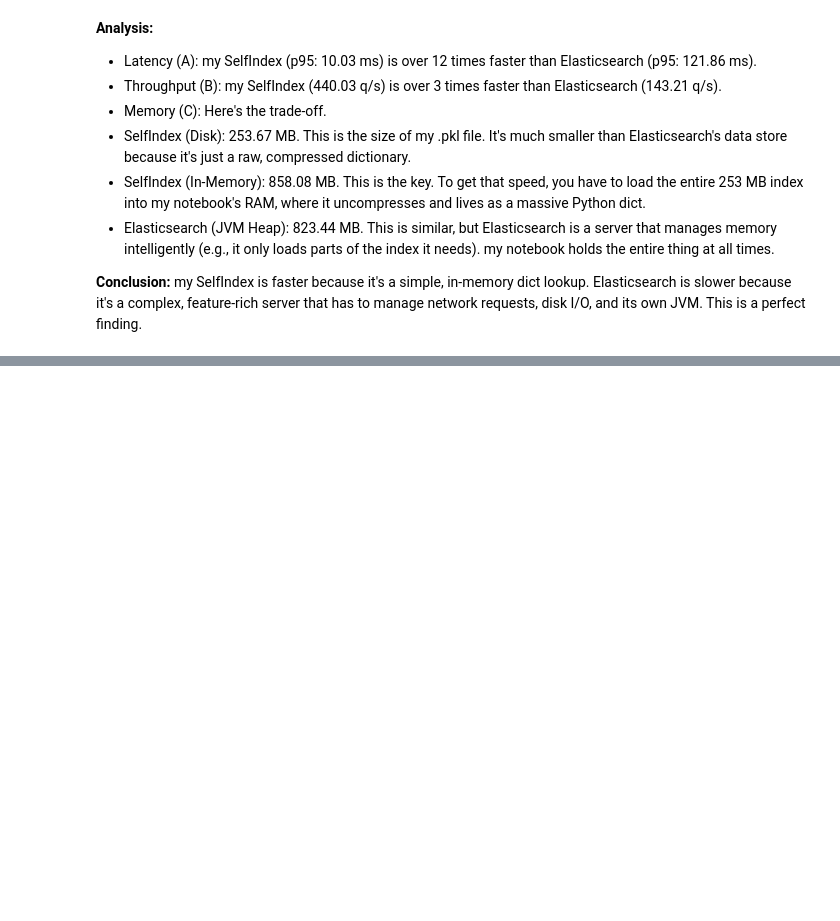
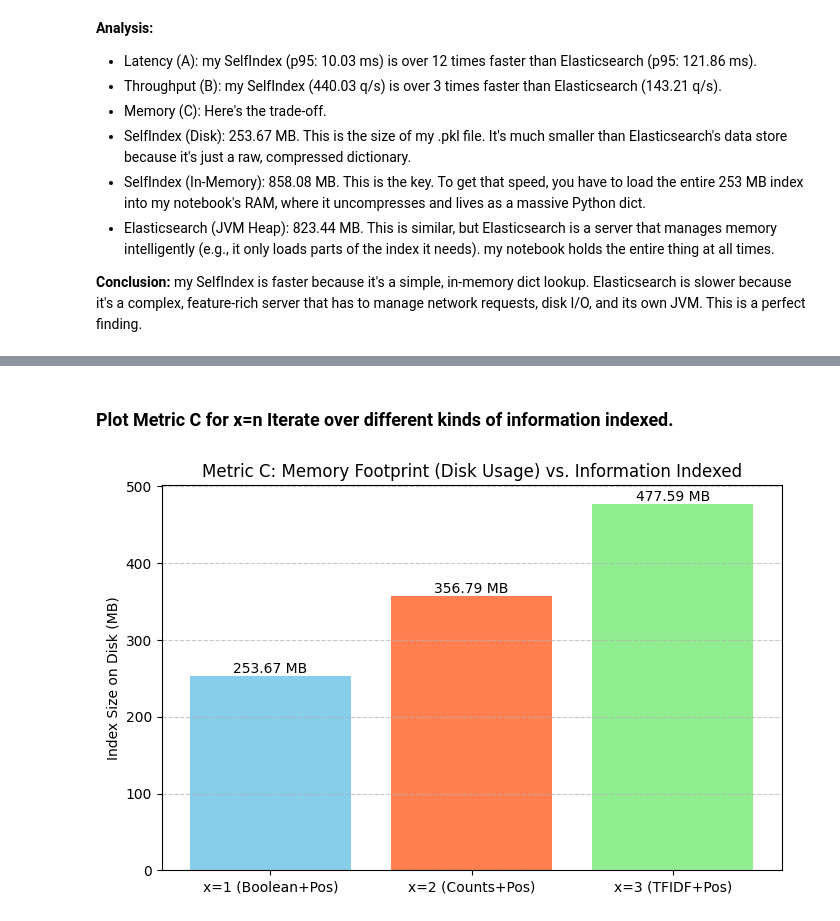
Before and after one commit to SpyBeast07/HomeworkIRE, a Jupyter notebook: indexing_and_retrieval/src/es.ipynb, the cells around one changed output, grey strips where cells are left out. Cells and saved outputs as stored; diff of their text form; code cells hidden in the pictures; blank space fills up the shorter version.

```diff
--- a/indexing_and_retrieval/src/es.ipynb
+++ b/indexing_and_retrieval/src/es.ipynb
@@ -1690,0 +2678,37 @@ Query: '"nonexistenttermxyz123"' -> Skipping (0 relevant docs in gold standard)
+# %% [markdown]
+### Plot Metric C for x=n Iterate over different kinds of information indexed.
+# %%
+import matplotlib.pyplot as plt
+import os
+
+# --- Get File Sizes ---
+index_dir_x1 = "./my_index_storage" # Path for SelfIndex (x=1)
+index_dir_x2 = "./my_index_storage_ranked" # Path for SelfIndexRanked (x=2)
+index_dir_x3 = "./my_index_storage_tfidf" # Path for SelfIndexTFIDF (x=3)
+
+index_file_x1 = os.path.join(index_dir_x1, "selfindex-v1-0-full.pkl")
+index_file_x2 = os.path.join(index_dir_x2, "selfindex-v2-0-full.pkl")
+index_file_x3 = os.path.join(index_dir_x3, "selfindex-v3-0-full.pkl")
+
+size_x1_mb = os.path.getsize(index_file_x1) / (1024**2) if os.path.exists(index_file_x1) else 0
+size_x2_mb = os.path.getsize(index_file_x2) / (1024**2) if os.path.exists(index_file_x2) else 0
+size_x3_mb = os.path.getsize(index_file_x3) / (1024**2) if os.path.exists(index_file_x3) else 0
+
+# --- Create Plot ---
+index_types = ['x=1 (Boolean+Pos)', 'x=2 (Counts+Pos)', 'x=3 (TFIDF+Pos)']
+sizes = [size_x1_mb, size_x2_mb, size_x3_mb]
+
+plt.figure(figsize=(8, 5))
+bars = plt.bar(index_types, sizes, color=['skyblue', 'coral', 'lightgreen'])
+plt.ylabel("Index Size on Disk (MB)")
+plt.title("Metric C: Memory Footprint (Disk Usage) vs. Information Indexed")
+plt.grid(axis='y', linestyle='--', alpha=0.7)
+
+# Add size labels on top of bars
+for bar in bars:
+    yval = bar.get_height()
+    plt.text(bar.get_x() + bar.get_width()/2.0, yval, f"{yval:.2f} MB", va='bottom', ha='center') # va: vertical alignment
+
+plt.show()
+# %% [output]
+[figure, added]
```
Also changed, not shown: parts of 77 cells of this notebook, 5 other files.
